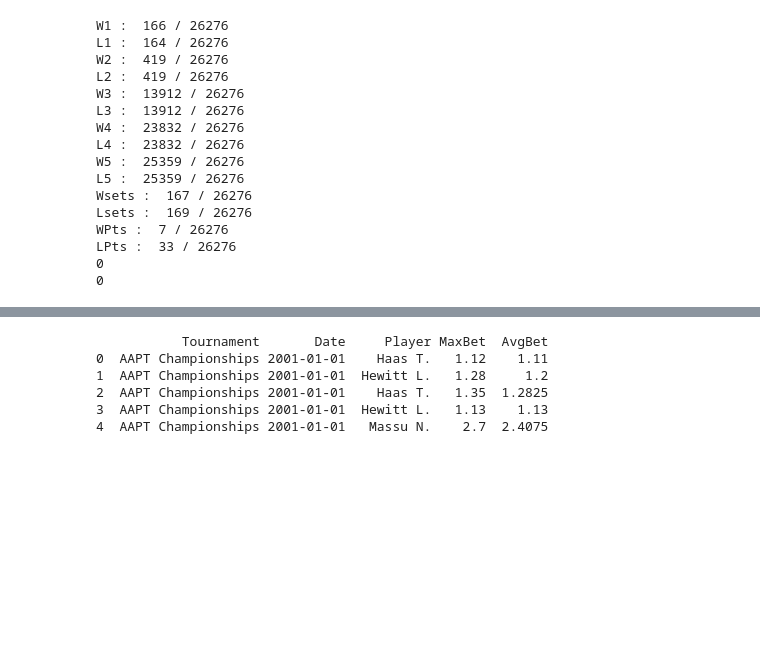
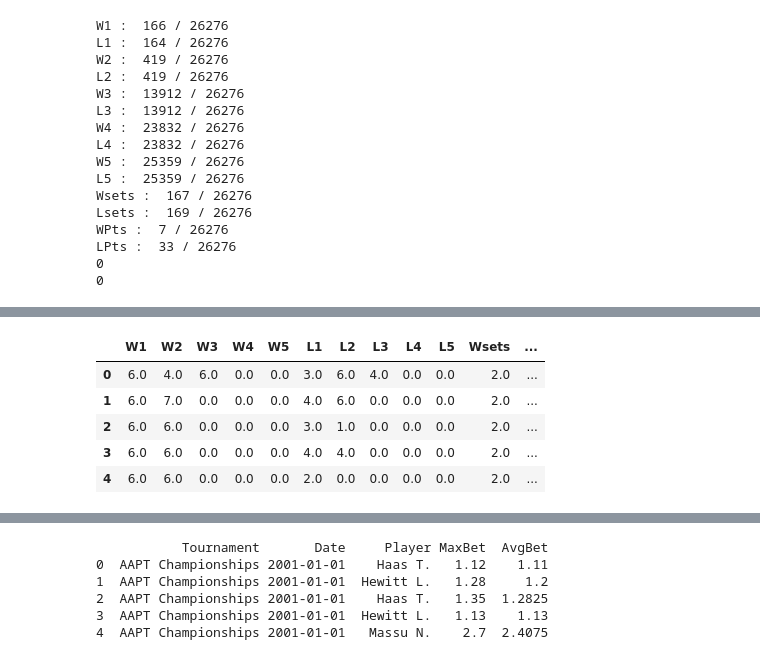
Before and after one commit to RiccardoSpolaor/Predict_Winner_2020_Australian_Open, a Jupyter notebook: project.ipynb, the cells around one changed output, grey strips where cells are left out. Cells and saved outputs as stored; diff of their text form; code cells hidden in the pictures; blank space fills up the shorter version.

```diff
--- a/project.ipynb
+++ b/project.ipynb
@@ -573,2 +550,0 @@ Lsets :  169 / 26276
-# %%
-dataframe.dropna(subset = ['WRank', 'LRank', 'Wsets', 'Lsets', 'L1', 'W1', 'L2', 'W2'], axis=0, inplace= True)
@@ -588,0 +651,13 @@ print(rank_dataframe.head())
+# %%
+dataframe.loc[:,'W1':'Lsets'] = dataframe.loc[:,'W1':'Lsets'].fillna(0)
+
+printNan()
+
+dataframe.head()[['W1','W2','W3','W4','W5','L1','L2','L3','L4','L5','Wsets','Lsets']]
+# %% [output]
+|  | W1 | W2 | W3 | W4 | W5 | L1 | L2 | L3 | L4 | L5 | Wsets | ... |
+| 0 | 6.0 | 4.0 | 6.0 | 0.0 | 0.0 | 3.0 | 6.0 | 4.0 | 0.0 | 0.0 | 2.0 | ... |
+| 1 | 6.0 | 7.0 | 0.0 | 0.0 | 0.0 | 4.0 | 6.0 | 0.0 | 0.0 | 0.0 | 2.0 | ... |
+| 2 | 6.0 | 6.0 | 0.0 | 0.0 | 0.0 | 3.0 | 1.0 | 0.0 | 0.0 | 0.0 | 2.0 | ... |
+| 3 | 6.0 | 6.0 | 0.0 | 0.0 | 0.0 | 4.0 | 4.0 | 0.0 | 0.0 | 0.0 | 2.0 | ... |
+| 4 | 6.0 | 6.0 | 0.0 | 0.0 | 0.0 | 2.0 | 0.0 | 0.0 | 0.0 | 0.0 | 2.0 | ... |
```
Also changed, not shown: parts of 9 cells of this notebook.
